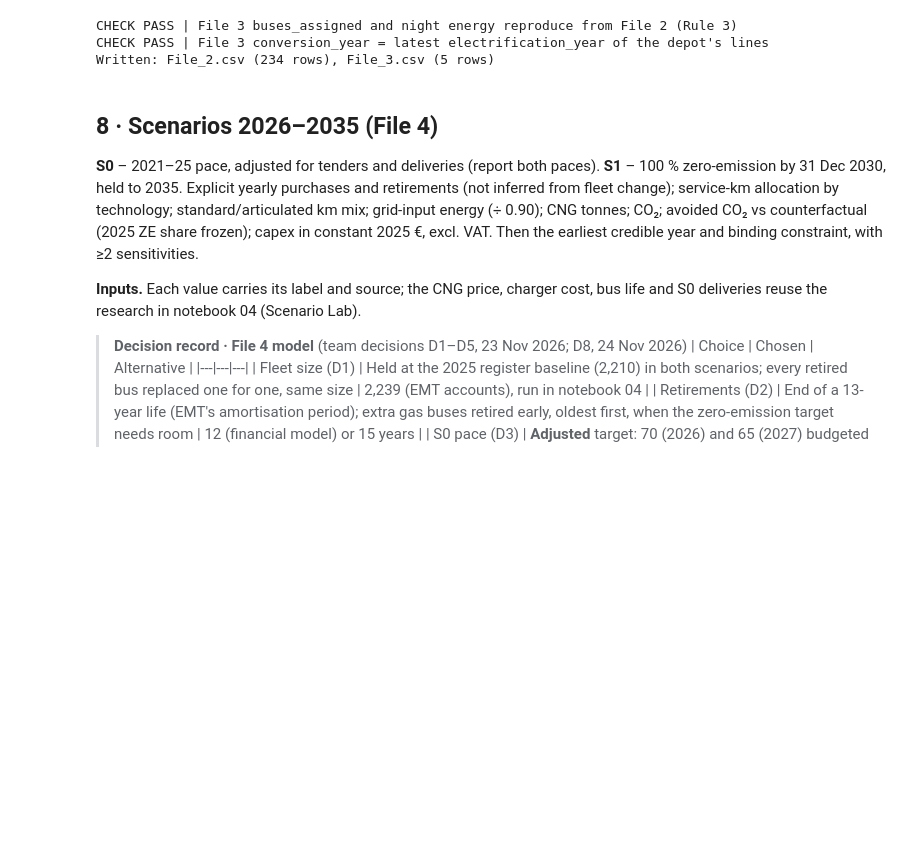
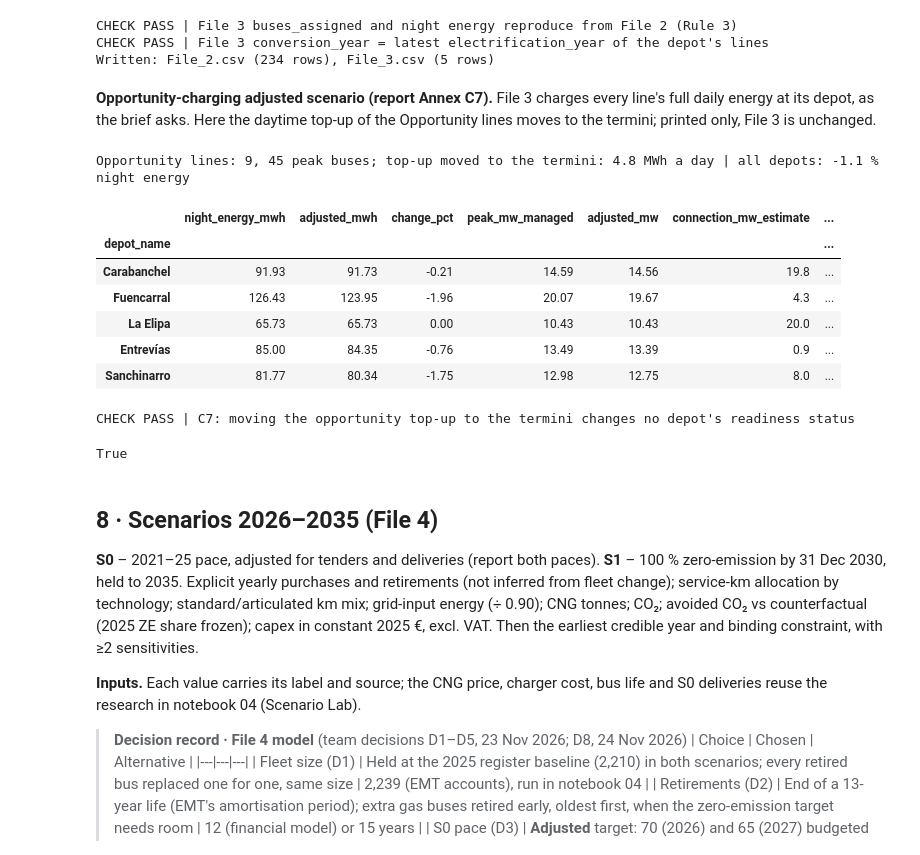
Before and after one commit to ella-garcia/madrid-bus-electrification, a Jupyter notebook: notebooks/01_Madrid_Electrification_Main.ipynb, the cells around one changed output. Saved outputs shown, nothing was run; the diff lists cells and outputs as text; code cells hidden in the pictures; blank space fills up the shorter version.

```diff
--- a/notebooks/01_Madrid_Electrification_Main.ipynb
+++ b/notebooks/01_Madrid_Electrification_Main.ipynb
@@ -1816,6 +1814,38 @@ print(f"Written: File_2.csv ({len(file2)} rows), File_3.csv ({len(file3)} rows)"
 CHECK PASS | File 3 buses_assigned and night energy reproduce from File 2 (Rule 3)
 CHECK PASS | File 3 conversion_year = latest electrification_year of the depot's lines
 Written: File_2.csv (234 rows), File_3.csv (5 rows)
+# %% [markdown]
+**Opportunity-charging adjusted scenario (report Annex C7).** File 3 charges every line's full daily energy at its depot, as the brief asks. Here the daytime top-up of the Opportunity lines moves to the termini; printed only, File 3 is unchanged.
+# %%
+# Report Annex C7 (B8): opportunity-charging adjusted scenario. Printed only: File 3 keeps the brief's full depot energy.
+# An Opportunity line's daytime top-up, (km per bus-day - range) x kWh/km per peak bus, moves from its depot to the termini.
+_opp = file2.charging_strategy == "Opportunity"
+_topup_kwh = ((file2.km_per_bus_day - file2.bus_type.map(P["range_km"])).clip(lower=0)
+              * file2.bus_type.map(P["kwh_km"])).where(_opp, 0.0)
+f3_opp = depot_table(file2.assign(energy_kwh_bus_day=file2.energy_kwh_bus_day - _topup_kwh), DEPOT_CONN).set_index("depot_name")
+_f3 = file3.set_index("depot_name")
+c7 = pd.DataFrame({"night_energy_mwh": _f3.night_energy_mwh, "adjusted_mwh": f3_opp.night_energy_mwh,
+                   "change_pct": 100 * (f3_opp.night_energy_mwh / _f3.night_energy_mwh - 1),
+                   "peak_mw_managed": _f3.peak_mw_managed, "adjusted_mw": f3_opp.peak_mw_managed,
+                   "connection_mw_estimate": _f3.connection_mw_estimate,
+                   "readiness_status": _f3.readiness_status, "adjusted_status": f3_opp.readiness_status}).round(2)
+print(f"Opportunity lines: {int(_opp.sum())}, {int(file2.peak_buses[_opp].sum())} peak buses; top-up moved to the termini: "
+      f"{(_topup_kwh * file2.peak_buses).sum() / 1000:.1f} MWh a day | all depots: "
+      f"{100 * (f3_opp.night_energy_mwh.sum() / _f3.night_energy_mwh.sum() - 1):+.1f} % night energy")
+display(c7)
+check("C7: moving the opportunity top-up to the termini changes no depot's readiness status",
+      bool((f3_opp.readiness_status == _f3.readiness_status).all()))
+# %% [output]
+Opportunity lines: 9, 45 peak buses; top-up moved to the termini: 4.8 MWh a day | all depots: -1.1 % night energy
+|  | night_energy_mwh | adjusted_mwh | change_pct | peak_mw_managed | adjusted_mw | connection_mw_estimate | ... |
+| depot_name |  |  |  |  |  |  | ... |
+| Carabanchel | 91.93 | 91.73 | -0.21 | 14.59 | 14.56 | 19.8 | ... |
+| Fuencarral | 126.43 | 123.95 | -1.96 | 20.07 | 19.67 | 4.3 | ... |
+| La Elipa | 65.73 | 65.73 | 0.00 | 10.43 | 10.43 | 20.0 | ... |
+| Entrevías | 85.00 | 84.35 | -0.76 | 13.49 | 13.39 | 0.9 | ... |
+| Sanchinarro | 81.77 | 80.34 | -1.75 | 12.98 | 12.75 | 8.0 | ... |
+CHECK PASS | C7: moving the opportunity top-up to the termini changes no depot's readiness status
+True
 # %% [markdown]
 ## 8 · Scenarios 2026–2035 (File 4)
 **S0** – 2021–25 pace, adjusted for tenders and deliveries (report both paces). **S1** – 100 % zero-emission by 31 Dec 2030, held to 2035. Explicit yearly purchases and retirements (not inferred from fleet change); service-km allocation by technology; standard/articulated km mix; grid-input energy (÷ 0.90); CNG tonnes; CO₂; avoided CO₂ vs counterfactual (2025 ZE share frozen); capex in constant 2025 €, excl. VAT. Then the earliest credible year and binding constraint, with ≥2 sensitivities.
```
Also changed, not shown: parts of 2 cells of this notebook, 7 other files.
